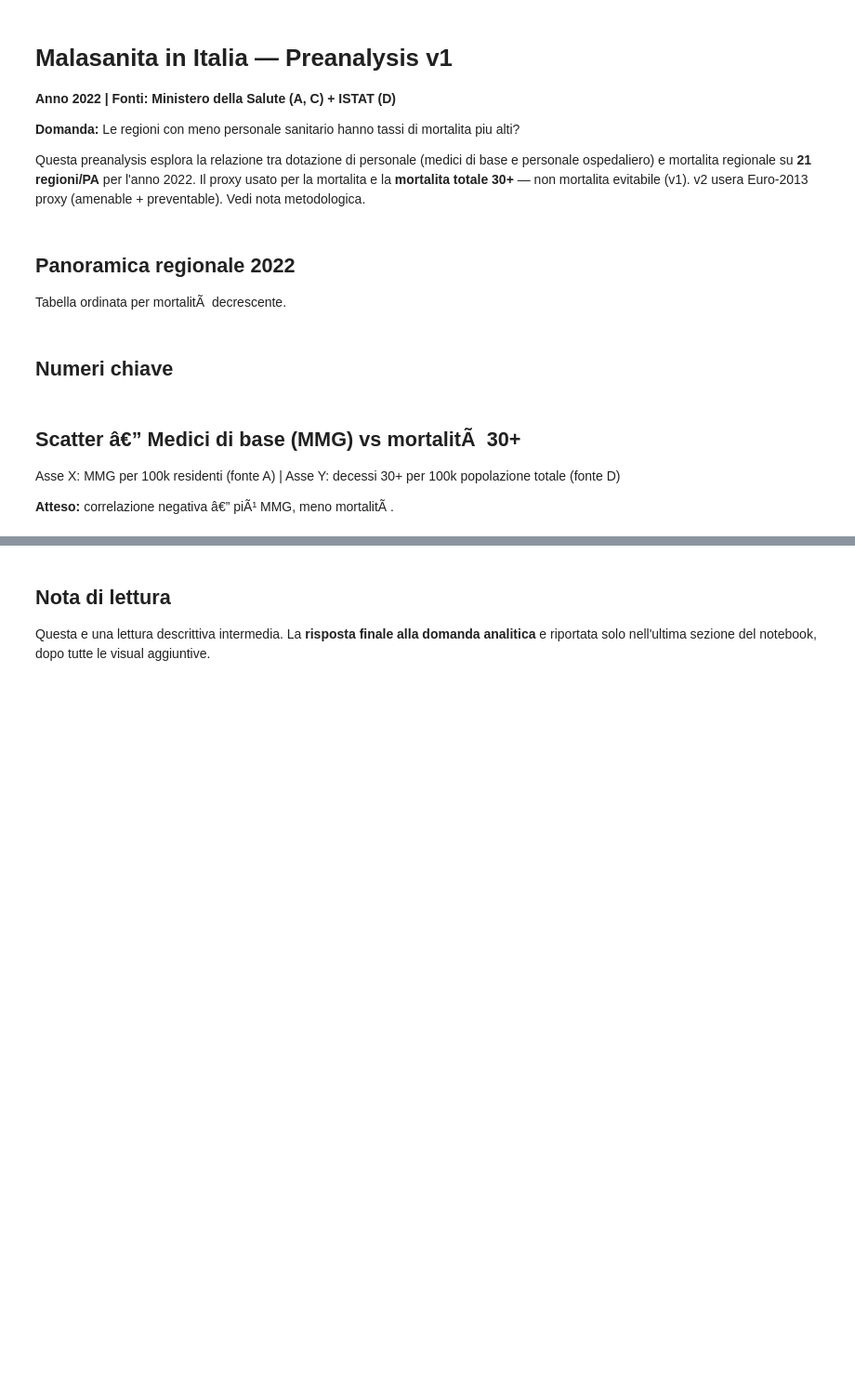
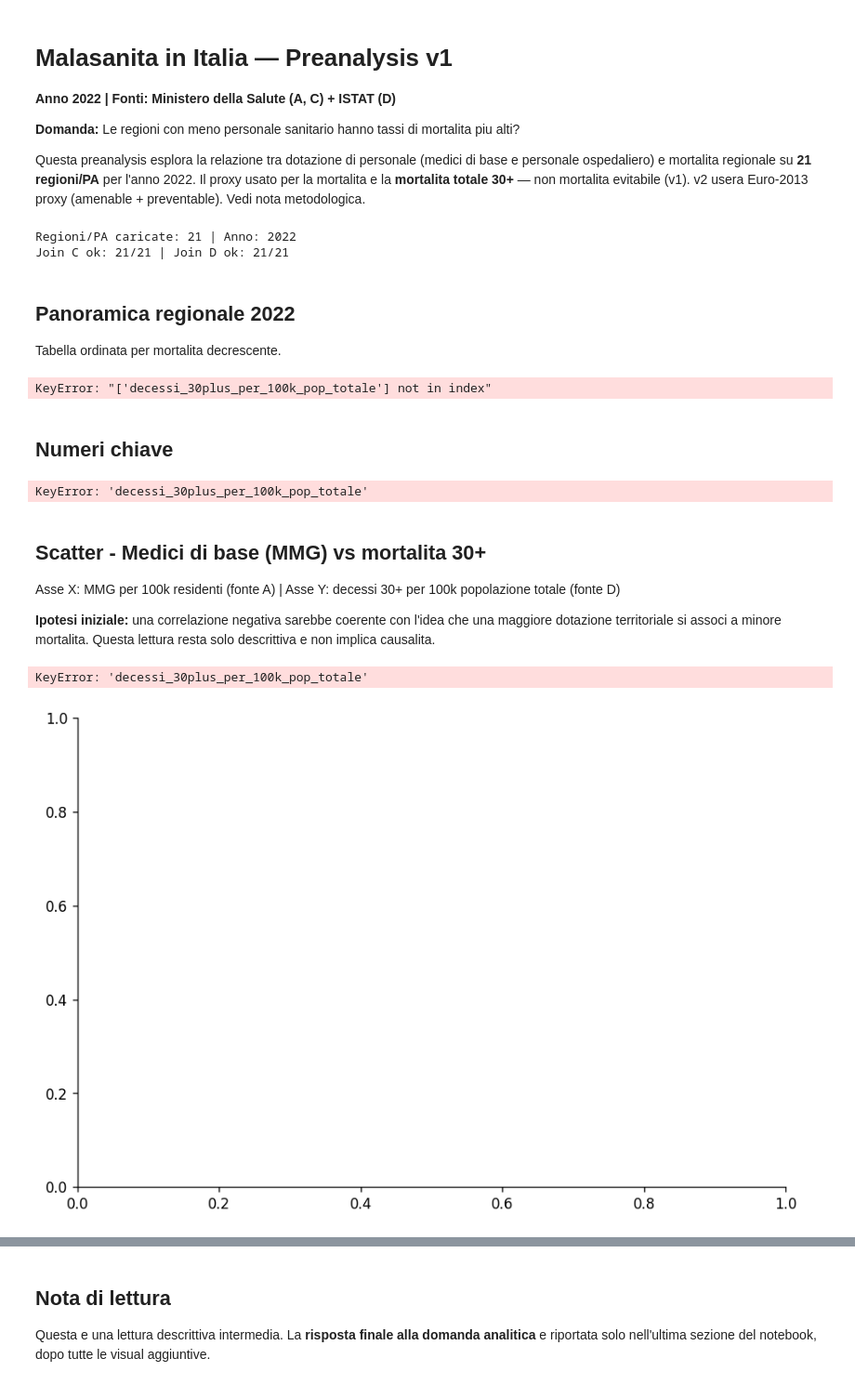
Before and after one commit to dataciviclab/dataset-incubator, a Jupyter notebook: preprojects/project_candidates/malasanita-struttura-mortalita/notebooks/malasanita_preanalysis_v1.ipynb, the cells around one changed output, grey strips where cells are left out. Shown at 93% size. Drawn from its saved outputs; the diff is of its cells as text; code cells hidden in the pictures; blank space fills up the shorter version.

Commit message:
Revert "feat(malasanita): mart D v2 — Euro-2013 proxy (12 cause amenable/preventable)"
This reverts commit 1f35e5cbdaced6224d42bc84da02f897c0430bfe.

```diff
--- a/preprojects/project_candidates/malasanita-struttura-mortalita/notebooks/malasanita_preanalysis_v1.ipynb
+++ b/preprojects/project_candidates/malasanita-struttura-mortalita/notebooks/malasanita_preanalysis_v1.ipynb
@@ -21,26 +21,44 @@ plt.rcParams.update({
 })
 
 cwd = Path.cwd().resolve()
+project_slug = "malasanita-struttura-mortalita"
+candidate_roots = [
+    next((path for path in [cwd, *cwd.parents] if path.name == project_slug), None),
+    next(
+        (
+            path for path in [cwd, *cwd.parents]
+            if (path / "sources").exists() and (path / "compose").exists()
+        ),
+        None,
+    ),
+    cwd / "dataset-incubator" / "preprojects" / "project_candidates" / project_slug,
+    cwd / "preprojects" / "project_candidates" / project_slug,
+]
 project_root = next(
     (
-        path for path in [cwd, *cwd.parents]
-        if (path / "sources").exists() and (path / "compose").exists()
+        path.resolve() for path in candidate_roots
+        if path is not None and path.exists() and (path / "sources").exists() and (path / "compose").exists()
     ),
     None,
 )
 if project_root is None:
-    raise FileNotFoundError("Non trovo la root di malasanita-struttura-mortalita risalendo da cwd")
+    raise FileNotFoundError(f"Non trovo la root di {project_slug} partendo da {cwd}")
 
 repo_root = project_root.parents[2]
 MART_PATH = repo_root / "out" / "data" / "mart" / "malasanita_a_strutture_asl" / "2022" / "mart_compose_regioni.parquet"
+if not MART_PATH.exists():
+    raise FileNotFoundError(f"Parquet MART non trovato: {MART_PATH}")
 
 df = pd.read_parquet(MART_PATH)
 print(f"Regioni/PA caricate: {len(df)} | Anno: {df['anno'].iloc[0]}")
 print(f"Join C ok: {df['join_c_ok'].sum()}/21 | Join D ok: {df['join_d_ok'].sum()}/21")
+# %% [output]
+Regioni/PA caricate: 21 | Anno: 2022
+Join C ok: 21/21 | Join D ok: 21/21
 # %% [markdown]
 ## Panoramica regionale 2022
 
-Tabella ordinata per mortalitÃ  decrescente.
+Tabella ordinata per mortalita decrescente.
 # %%
 cols_display = [
     'regione',
@@ -48,21 +66,23 @@ cols_display = [
     'infermieri_per_100k',
     'personale_osp_per_100k',
     'posti_letto_previsti_per_100k',
-    'decessi_evitabili_30plus_per_100k_pop_totale',
+    'decessi_30plus_per_100k_pop_totale',
 ]
 
 tab = (
     df[cols_display]
-    .sort_values('decessi_evitabili_30plus_per_100k_pop_totale', ascending=False)
+    .sort_values('decessi_30plus_per_100k_pop_totale', ascending=False)
     .reset_index(drop=True)
 )
-tab.columns = ['Regione', 'MMG/100k', 'Infermieri/100k', 'Pers.osp/100k', 'PL/100k', 'Evitabili30+/100k']
+tab.columns = ['Regione', 'MMG/100k', 'Infermieri/100k', 'Pers.osp/100k', 'PL/100k', 'Decessi30+/100k']
 tab.index += 1
 tab
+# %% [output]
+KeyError: "['decessi_30plus_per_100k_pop_totale'] not in index"
 # %% [markdown]
 ## Numeri chiave
 # %%
-mort = df['decessi_evitabili_30plus_per_100k_pop_totale']
+mort = df['decessi_30plus_per_100k_pop_totale']
 mmg  = df['medici_mmg_per_100k']
 inf  = df['infermieri_per_100k']
 
@@ -73,25 +93,27 @@ r_mmg_min  = df.loc[mmg.idxmin(),  'regione']
 r_inf_max  = df.loc[inf.idxmax(),  'regione']
 r_inf_min  = df.loc[inf.idxmin(),  'regione']
 
-print("â”€â”€ MORTALITÃ€ 30+ per 100k (proxy totale) â”€â”€â”€â”€â”€â”€â”€â”€â”€â”€â”€â”€â”€â”€â”€â”€â”€â”€")
-print(f"  PiÃ¹ alta: {r_mort_max:<30} {mort.max():.0f}")
-print(f"  PiÃ¹ bassa: {r_mort_min:<29} {mort.min():.0f}")
+print("--- MORTALITA 30+ per 100k (proxy totale) ---")
+print(f"  Piu alta: {r_mort_max:<30} {mort.max():.0f}")
+print(f"  Piu bassa: {r_mort_min:<29} {mort.min():.0f}")
 print(f"  Scarto max-min: {mort.max()-mort.min():.0f} decessi per 100k")
 print(f"  Media nazionale: {mort.mean():.0f}")
 print()
-print("â”€â”€ MMG per 100k â”€â”€â”€â”€â”€â”€â”€â”€â”€â”€â”€â”€â”€â”€â”€â”€â”€â”€â”€â”€â”€â”€â”€â”€â”€â”€â”€â”€â”€â”€â”€â”€â”€â”€â”€â”€â”€â”€â”€â”€â”€â”€â”€â”€")
-print(f"  PiÃ¹ alto: {r_mmg_max:<30} {mmg.max():.1f}")
-print(f"  PiÃ¹ basso: {r_mmg_min:<29} {mmg.min():.1f}")
+print("--- MMG per 100k ---")
+print(f"  Piu alto: {r_mmg_max:<30} {mmg.max():.1f}")
+print(f"  Piu basso: {r_mmg_min:<29} {mmg.min():.1f}")
 print()
-print("â”€â”€ INFERMIERI per 100k â”€â”€â”€â”€â”€â”€â”€â”€â”€â”€â”€â”€â”€â”€â”€â”€â”€â”€â”€â”€â”€â”€â”€â”€â”€â”€â”€â”€â”€â”€â”€â”€â”€â”€â”€â”€â”€")
-print(f"  PiÃ¹ alto: {r_inf_max:<30} {inf.max():.0f}")
-print(f"  PiÃ¹ basso: {r_inf_min:<29} {inf.min():.0f}")
+print("--- INFERMIERI per 100k ---")
+print(f"  Piu alto: {r_inf_max:<30} {inf.max():.0f}")
+print(f"  Piu basso: {r_inf_min:<29} {inf.min():.0f}")
+# %% [output]
+KeyError: 'decessi_30plus_per_100k_pop_totale'
 # %% [markdown]
-## Scatter â€” Medici di base (MMG) vs mortalitÃ  30+
+## Scatter - Medici di base (MMG) vs mortalita 30+
 
 Asse X: MMG per 100k residenti (fonte A) | Asse Y: decessi 30+ per 100k popolazione totale (fonte D)
 
-**Atteso:** correlazione negativa â€” piÃ¹ MMG, meno mortalitÃ .
+**Ipotesi iniziale:** una correlazione negativa sarebbe coerente con l'idea che una maggiore dotazione territoriale si associ a minore mortalita. Questa lettura resta solo descrittiva e non implica causalita.
 # %%
 def sigla(nome):
     """Abbreviazione regione per etichetta scatter."""
@@ -124,34 +146,37 @@ def scatter_plot(ax, x_col, y_col, x_label, title, df):
 
     # Correlazione
     r = np.corrcoef(x, y)[0, 1]
     ax.text(0.97, 0.97, f'r = {r:.2f}', transform=ax.transAxes,
             ha='right', va='top', fontsize=9, color='#555555')
 
     # Etichette regioni
     for _, row in df.iterrows():
         ax.annotate(
             sigla(row['regione']),
             (row[x_col], row[y_col]),
             textcoords='offset points', xytext=(5, 3),
             fontsize=7.5, color='#333333'
         )
 
     ax.set_xlabel(x_label, fontsize=9)
-    ax.set_ylabel('Decessi 30+ per 100k (proxy mortalitÃ )', fontsize=9)
+    ax.set_ylabel('Decessi 30+ per 100k (proxy mortalita)', fontsize=9)
     ax.set_title(title, fontsize=10, fontweight='bold')
     ax.legend(fontsize=8)
     ax.grid(True, alpha=0.3, linestyle=':')
 
 
 fig, ax = plt.subplots(figsize=(9, 6))
 scatter_plot(
     ax,
     x_col='medici_mmg_per_100k',
-    y_col='decessi_evitabili_30plus_per_100k_pop_totale',
+    y_col='decessi_30plus_per_100k_pop_totale',
     x_label='Medici di base (MMG) per 100k residenti',
-    title='MMG per 100k vs MortalitÃ  totale 30+ per 100k â€” Regioni italiane 2022',
+    title='MMG per 100k vs Mortalita totale 30+ per 100k - Regioni italiane 2022',
     df=df
 )
 plt.tight_layout()
 plt.show()
+# %% [output]
+KeyError: 'decessi_30plus_per_100k_pop_totale'
+[figure, added]
 # %% [markdown]
```
Also changed, not shown: parts of 9 cells of this notebook, 2 other files.
